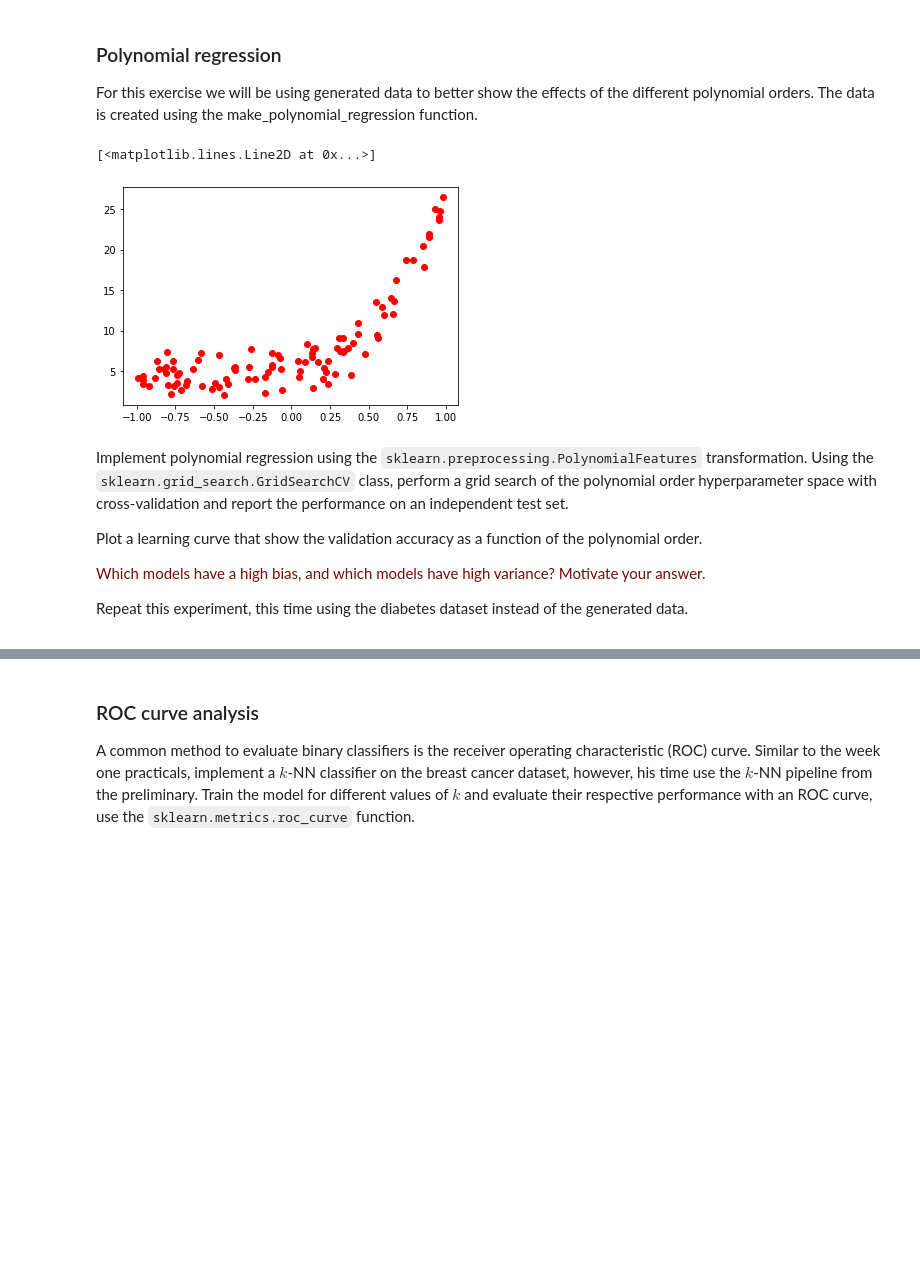
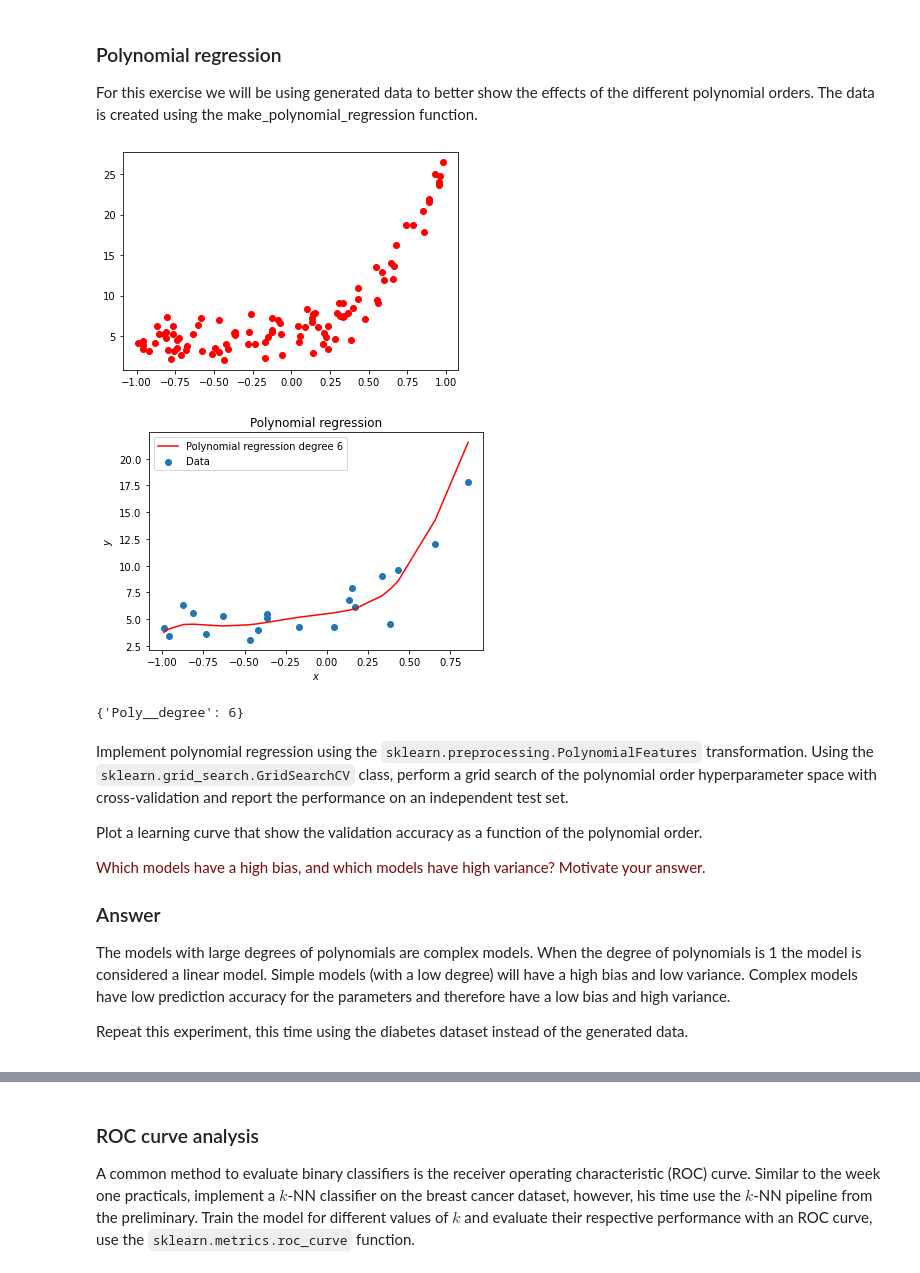
Before and after one commit to max-de-rooij/8dm50-machine-learning, a Jupyter notebook: practicals/week_2.ipynb, the cells around one changed output, grey strips where cells are left out. Cells and saved outputs as stored; diff of their text form; code cells hidden in the pictures; blank space fills up the shorter version.

```diff
--- a/practicals/week_2.ipynb
+++ b/practicals/week_2.ipynb
@@ -144,34 +144,71 @@ For this exercise we will be using generated data to better show the effects of
 The data is created using the make_polynomial_regression function.
 # %%
 %matplotlib inline
-
+import matplotlib.pyplot as plt
+import numpy as np
 def generate_dataset(n=100, degree=1, noise=1, factors=None):
     # Generates a dataset by adding random noise to a randomly
     # generated polynomial function.
 
     x = np.random.uniform(low=-1, high=1, size=n)
 
     factors = np.random.uniform(0, 10, degree+1)
 
     y = np.zeros(x.shape)
 
     for idx in range(degree+1):
         y += factors[idx] * (x ** idx)
 
     # add noise
     y += np.random.normal(-noise, noise, n)
 
     return x, y
 
 # load generated data
 np.random.seed(0)
 
 X, y = generate_dataset(n=100, degree=4, noise=1.5)
 
 plt.plot(X, y, 'r.', markersize=12)
+plt.show()
+
+#### Added code to profide the polynomial regression ####
+
+import sys
+sys.path.append('code/')
+from PolynomialRegression import *
+from sklearn.model_selection import GridSearchCV
+
+#Reshape the X and y vectors
+X = X.reshape(-1,1)
+
+# split the targets into training/testing sets
+X_train = X[:-20]
+X_test = X[-20:]
+y_train = y[:-20]
+y_test = y[-20:]
+
+poly = PolynomialRegression(degree=6)
+poly.fit(X_train,y_train)
+prediction = poly.predict(X_test)
+idx = np.argsort(X_test.reshape(-1)) #needed to make sure that the model is plotted right
+plt.scatter(X_test,y_test)
+plt.plot(X_test[idx],prediction[idx],color='red')
+plt.legend(('Polynomial regression degree 6','Data'), loc='upper left')
+plt.title('Polynomial regression')
+plt.xlabel('$x$')
+plt.ylabel('$y$')
+plt.show()
+
+param_grid = {'Poly__degree': np.arange(1,100)}
+grid_search = GridSearchCV(PolynomialRegression(), param_grid,cv=2, verbose=0) #,scoring='accuracy') #cv
+grid_search.fit(X_train,y_train)
+print(grid_search.best_params_)#returns that poly__degree:7 is the best
+#print(grid_search.best_score_)
 # %% [output]
+[figure]
+[figure, added]
-[<matplotlib.lines.Line2D at 0x...>]
+{'Poly__degree': 6}
-[figure]
 # %% [markdown]
 Implement polynomial regression using the `sklearn.preprocessing.PolynomialFeatures` transformation. Using the `sklearn.grid_search.GridSearchCV` class, perform a grid search of the polynomial order hyperparameter space with cross-validation and report the performance on an independent test set.
 
@@ -179,4 +216,7 @@ Plot a learning curve that show the validation accuracy as a function of the pol
 
 <p><font color='#770a0a'>Which models have a high bias, and which models have high variance? Motivate your answer.</font><p>
 
+### Answer
+The models with large degrees of polynomials are complex models. When the degree of polynomials is 1 the model is considered a linear model. Simple models (with a low degree) will have a high bias and low variance. Complex models have low prediction accuracy for the parameters and therefore have a low bias and high variance.
+
 Repeat this experiment, this time using the diabetes dataset instead of the generated data.
```
Also changed, not shown: parts of 5 cells of this notebook.
